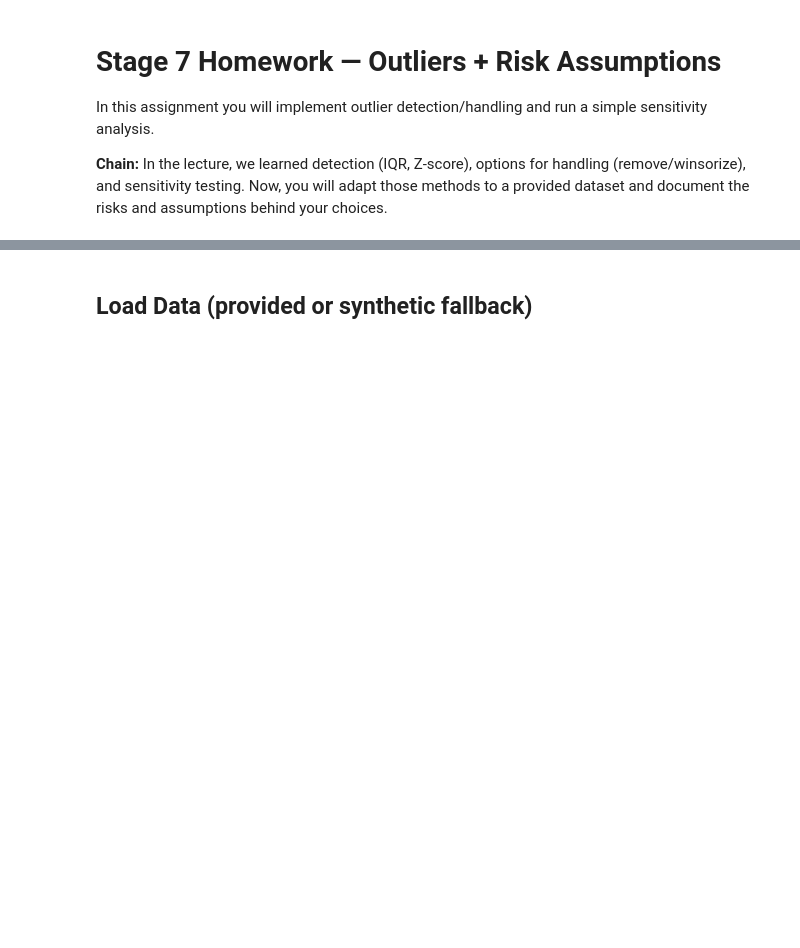
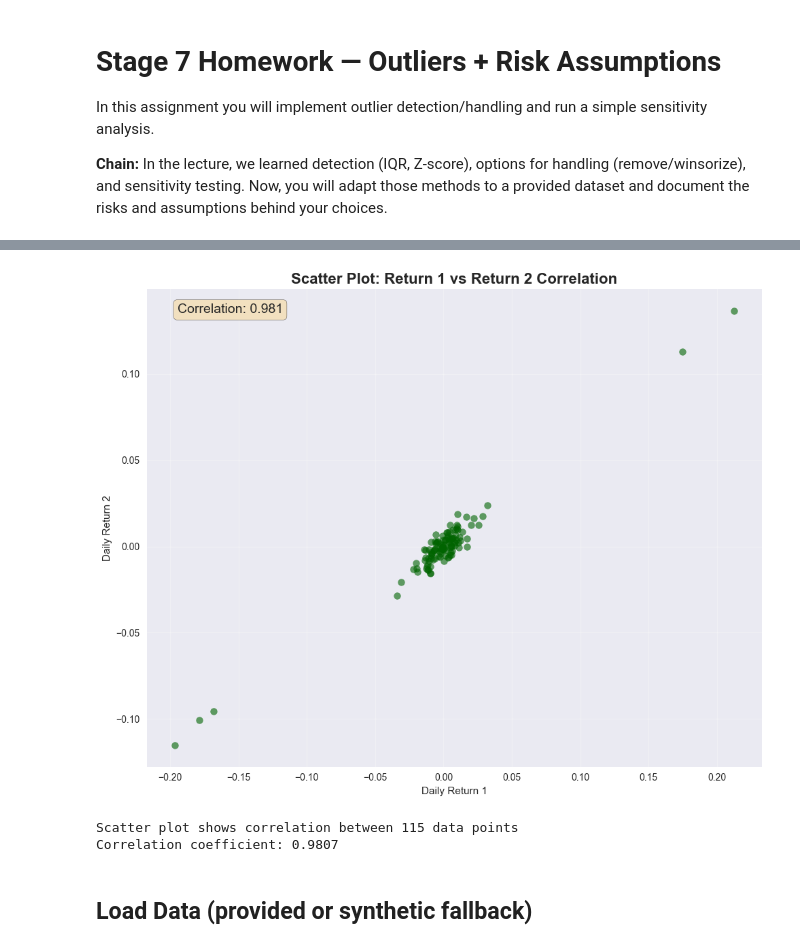
Before and after one commit to IshaPatro/bootcamp_isha_patro, a Jupyter notebook: homework/stage07_outliers-risk-assumptions/src/stage07_outliers-risk-assumptions_homework-starter.ipynb, the cells around one changed output, grey strips where cells are left out. Drawn from its saved outputs; the diff is of its cells as text; code cells hidden in the pictures; blank space fills up the shorter version.

```diff
--- a/homework/stage07_outliers-risk-assumptions/src/stage07_outliers-risk-assumptions_homework-starter.ipynb
+++ b/homework/stage07_outliers-risk-assumptions/src/stage07_outliers-risk-assumptions_homework-starter.ipynb
@@ -279,3 +94,29 @@ np.random.seed(17)
+# %%
+# Create scatter plot with all data points
+plt.figure(figsize=(10, 8))
+
+plt.scatter(df['daily_return'], df['daily_return_2'], alpha=0.6, s=50, color='darkgreen')
+plt.title('Scatter Plot: Return 1 vs Return 2 Correlation', fontsize=16, fontweight='bold')
+plt.xlabel('Daily Return 1')
+plt.ylabel('Daily Return 2')
+plt.grid(True, alpha=0.3)
+
+# Add correlation coefficient
+correlation = df['daily_return'].corr(df['daily_return_2'])
+plt.text(0.05, 0.95, f'Correlation: {correlation:.3f}',
+         transform=plt.gca().transAxes, fontsize=14,
+         bbox=dict(boxstyle="round", facecolor='wheat', alpha=0.8))
+
+plt.tight_layout()
+plt.savefig('../data/processed/scatter_plot_analysis.png', dpi=300, bbox_inches='tight')
+plt.show()
+
+print(f"Scatter plot shows correlation between {len(df)} data points")
+print(f"Correlation coefficient: {correlation:.4f}")
+# %% [output]
+[figure, added]
+Scatter plot shows correlation between 115 data points
+Correlation coefficient: 0.9807
 # %% [markdown]
 ## Load Data (provided or synthetic fallback)
 # %%
```
Also changed, not shown: parts of 6 cells of this notebook.
